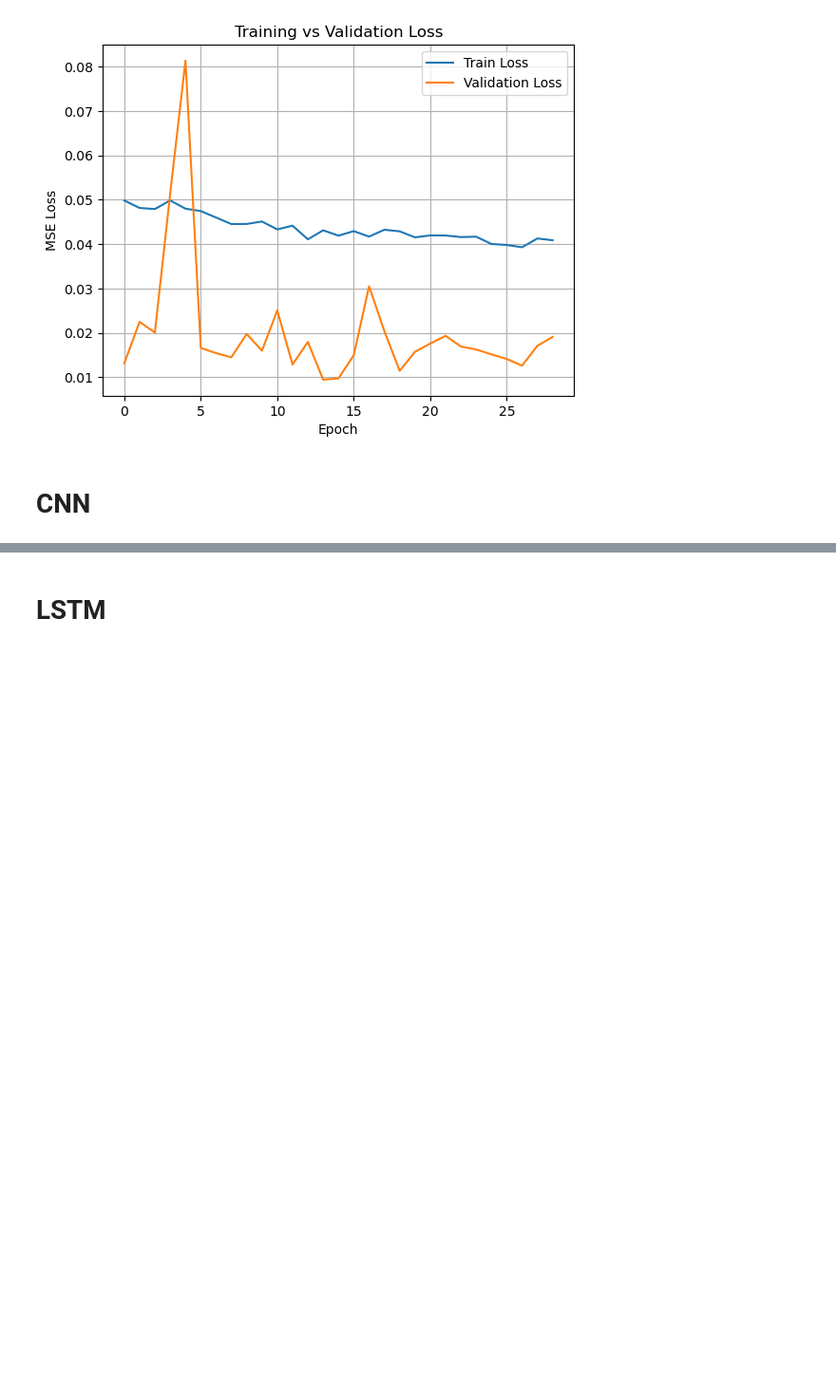
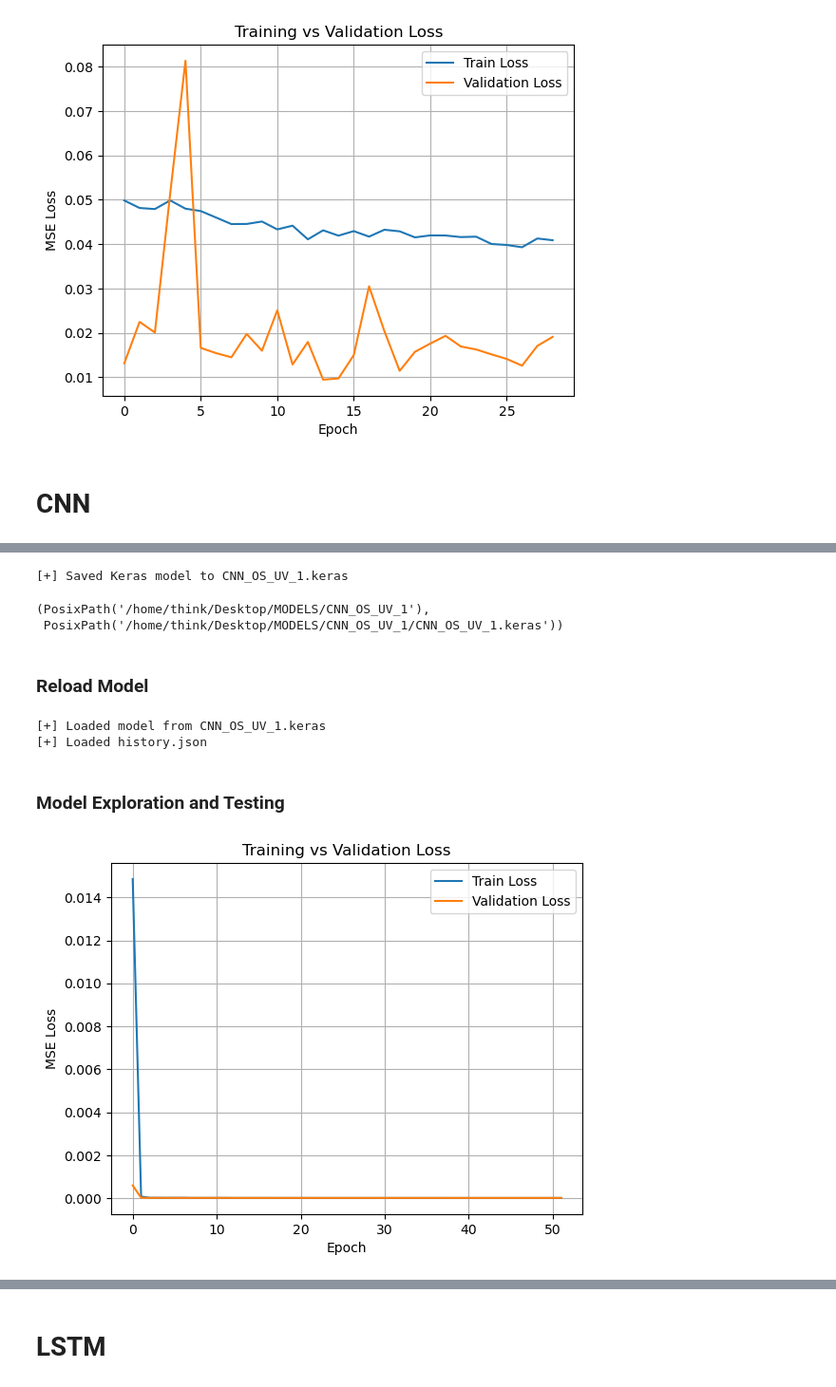
Before and after one commit to nxteventrying/TESIS, a Jupyter notebook: scripts/Strafe.ipynb, the cells around one changed output, grey strips where cells are left out. Shown at 95% size. Saved outputs shown, nothing was run; the diff lists cells and outputs as text; code cells hidden in the pictures; blank space fills up the shorter version.

```diff
--- a/scripts/Strafe.ipynb
+++ b/scripts/Strafe.ipynb
@@ -628,0 +642,13 @@ plt.show()
+# %%
+save_experiment(
+  model, history,
+  name="CNN_OS_UV_1",
+  save_dir="/home/think/Desktop/MODELS",
+  use_h5=False
+)
+# %% [output]
+[+] Saved Keras model to CNN_OS_UV_1.keras
+(PosixPath('/home/think/Desktop/MODELS/CNN_OS_UV_1'),
+ PosixPath('/home/think/Desktop/MODELS/CNN_OS_UV_1/CNN_OS_UV_1.keras'))
+# %% [markdown]
+### Reload Model
@@ -629,3 +687,24 @@ plt.show()
+# %%
+# /home/think/Desktop/MODELS/CNN_OS_UV_1
+model_CNN_UV_OS, history_CNN_UV_OS, scaler__CNN_UV_OS = reload_experiment()
+# %% [output]
+[+] Loaded model from CNN_OS_UV_1.keras
+[+] Loaded history.json
+# %% [markdown]
+### Model Exploration and Testing
+# %%
+import matplotlib.pyplot as plt
+
+plt.plot(history_CNN_UV_OS['loss'], label='Train Loss')
+plt.plot(history_CNN_UV_OS['val_loss'], label='Validation Loss')
+plt.xlabel('Epoch')
+plt.ylabel('MSE Loss')
+plt.title('Training vs Validation Loss')
+plt.legend()
+plt.grid(True)
+plt.show()
+# %% [output]
+[figure, added]
 # %%
 train_data[-1]
 # %% [output]
```
Also changed, not shown: parts of 49 cells of this notebook.
